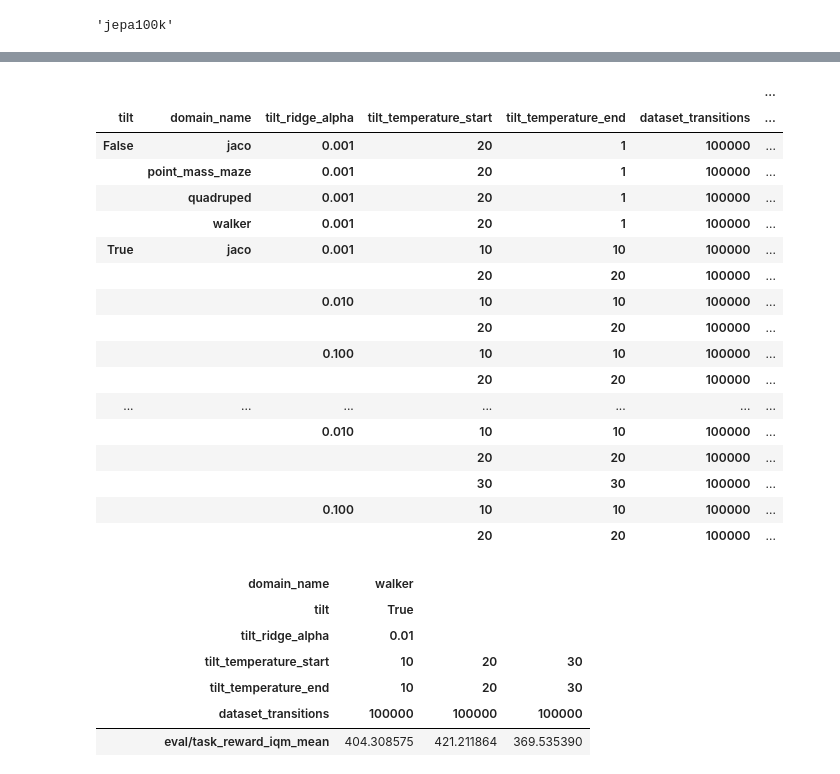
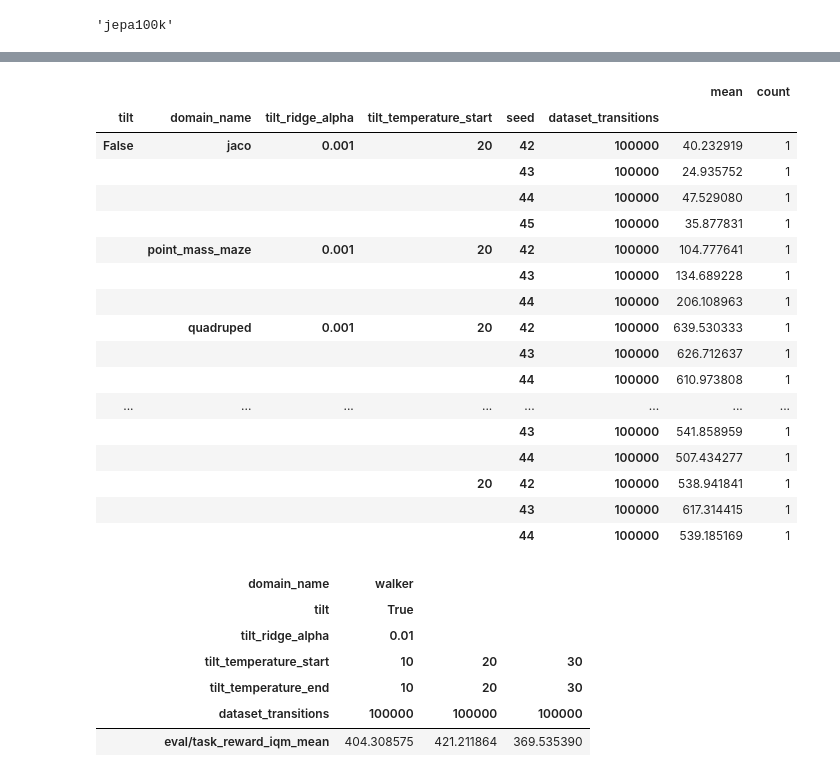
Before and after one commit to Giho-Kim/note, a Jupyter notebook: JEPA100K.ipynb, the cells around one changed output, grey strips where cells are left out. Cells and saved outputs as stored; diff of their text form; code cells hidden in the pictures.

```diff
--- a/JEPA100K.ipynb
+++ b/JEPA100K.ipynb
@@ -160,27 +160,27 @@ result_df = pd.DataFrame(rows)
 # %%
 pd.set_option("display.max_rows", None)
 pd.set_option("display.max_columns", None)
-configs = ['tilt', 'domain_name' , 'tilt_ridge_alpha', 'tilt_temperature_start',  'tilt_temperature_end', 'dataset_transitions']
+configs = ['tilt', 'domain_name' , 'tilt_ridge_alpha', 'tilt_temperature_start', 'seed', 'dataset_transitions']
 result_df.groupby(configs)[criterion].agg(['mean','count'])
 # %% [output]
-|  |  |  |  |  |  | ... |
-| tilt | domain_name | tilt_ridge_alpha | tilt_temperature_start | tilt_temperature_end | dataset_transitions | ... |
-| False | jaco | 0.001 | 20 | 1 | 100000 | ... |
-|  | point_mass_maze | 0.001 | 20 | 1 | 100000 | ... |
-|  | quadruped | 0.001 | 20 | 1 | 100000 | ... |
-|  | walker | 0.001 | 20 | 1 | 100000 | ... |
-| True | jaco | 0.001 | 10 | 10 | 100000 | ... |
-|  |  |  | 20 | 20 | 100000 | ... |
-|  |  | 0.010 | 10 | 10 | 100000 | ... |
-|  |  |  | 20 | 20 | 100000 | ... |
-|  |  | 0.100 | 10 | 10 | 100000 | ... |
-|  |  |  | 20 | 20 | 100000 | ... |
-| ... | ... | ... | ... | ... | ... | ... |
-|  |  | 0.010 | 10 | 10 | 100000 | ... |
-|  |  |  | 20 | 20 | 100000 | ... |
-|  |  |  | 30 | 30 | 100000 | ... |
-|  |  | 0.100 | 10 | 10 | 100000 | ... |
-|  |  |  | 20 | 20 | 100000 | ... |
+|  |  |  |  |  |  | mean | count |
+| tilt | domain_name | tilt_ridge_alpha | tilt_temperature_start | seed | dataset_transitions |  |  |
+| False | jaco | 0.001 | 20 | 42 | 100000 | 40.232919 | 1 |
+|  |  |  |  | 43 | 100000 | 24.935752 | 1 |
+|  |  |  |  | 44 | 100000 | 47.529080 | 1 |
+|  |  |  |  | 45 | 100000 | 35.877831 | 1 |
+|  | point_mass_maze | 0.001 | 20 | 42 | 100000 | 104.777641 | 1 |
+|  |  |  |  | 43 | 100000 | 134.689228 | 1 |
+|  |  |  |  | 44 | 100000 | 206.108963 | 1 |
+|  | quadruped | 0.001 | 20 | 42 | 100000 | 639.530333 | 1 |
+|  |  |  |  | 43 | 100000 | 626.712637 | 1 |
+|  |  |  |  | 44 | 100000 | 610.973808 | 1 |
+| ... | ... | ... | ... | ... | ... | ... | ... |
+|  |  |  |  | 43 | 100000 | 541.858959 | 1 |
+|  |  |  |  | 44 | 100000 | 507.434277 | 1 |
+|  |  |  | 20 | 42 | 100000 | 538.941841 | 1 |
+|  |  |  |  | 43 | 100000 | 617.314415 | 1 |
+|  |  |  |  | 44 | 100000 | 539.185169 | 1 |
 # %%
 task = 'walker'
 task_df = result_df[result_df['domain_name']==task]
```
Also changed, not shown: parts of 1 cell of this notebook, 9 other files.
